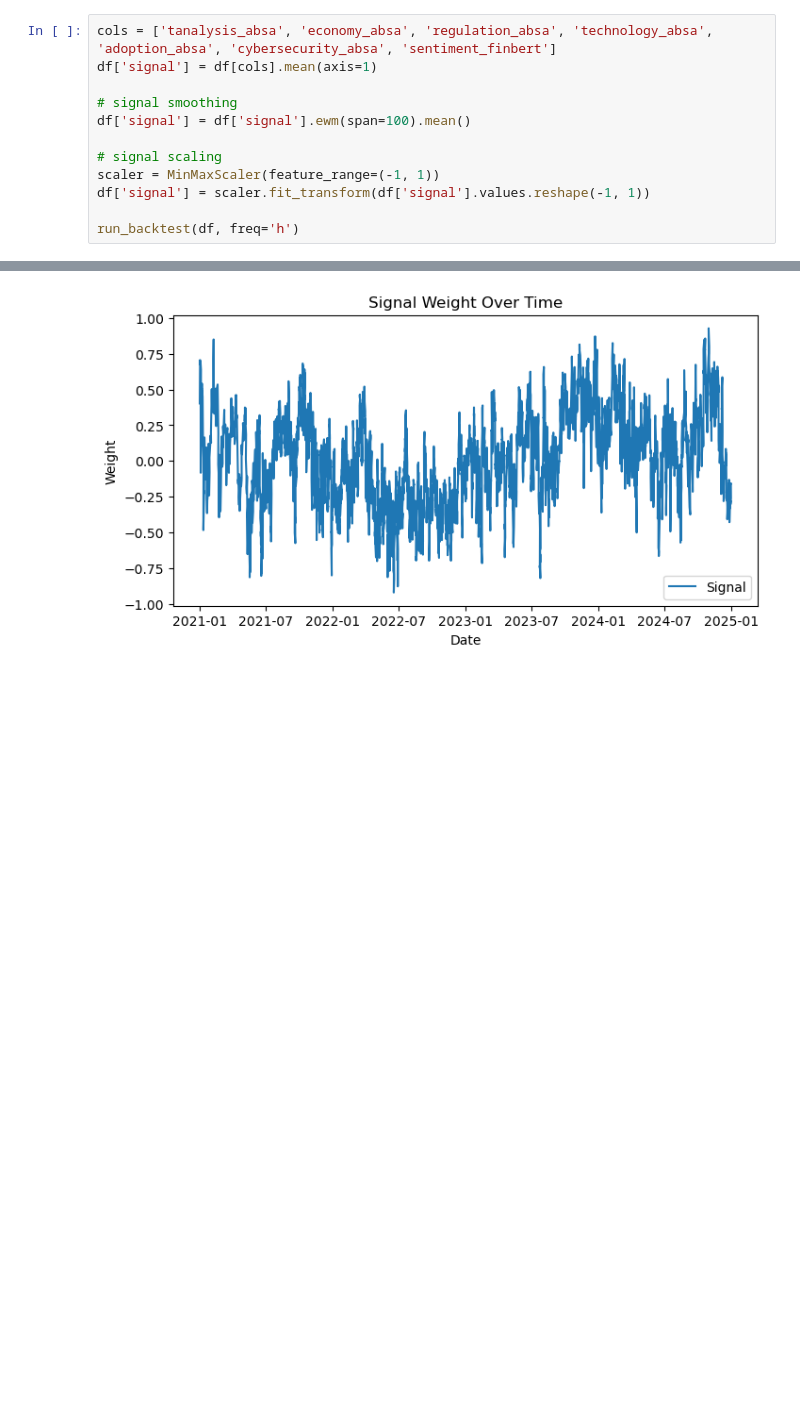
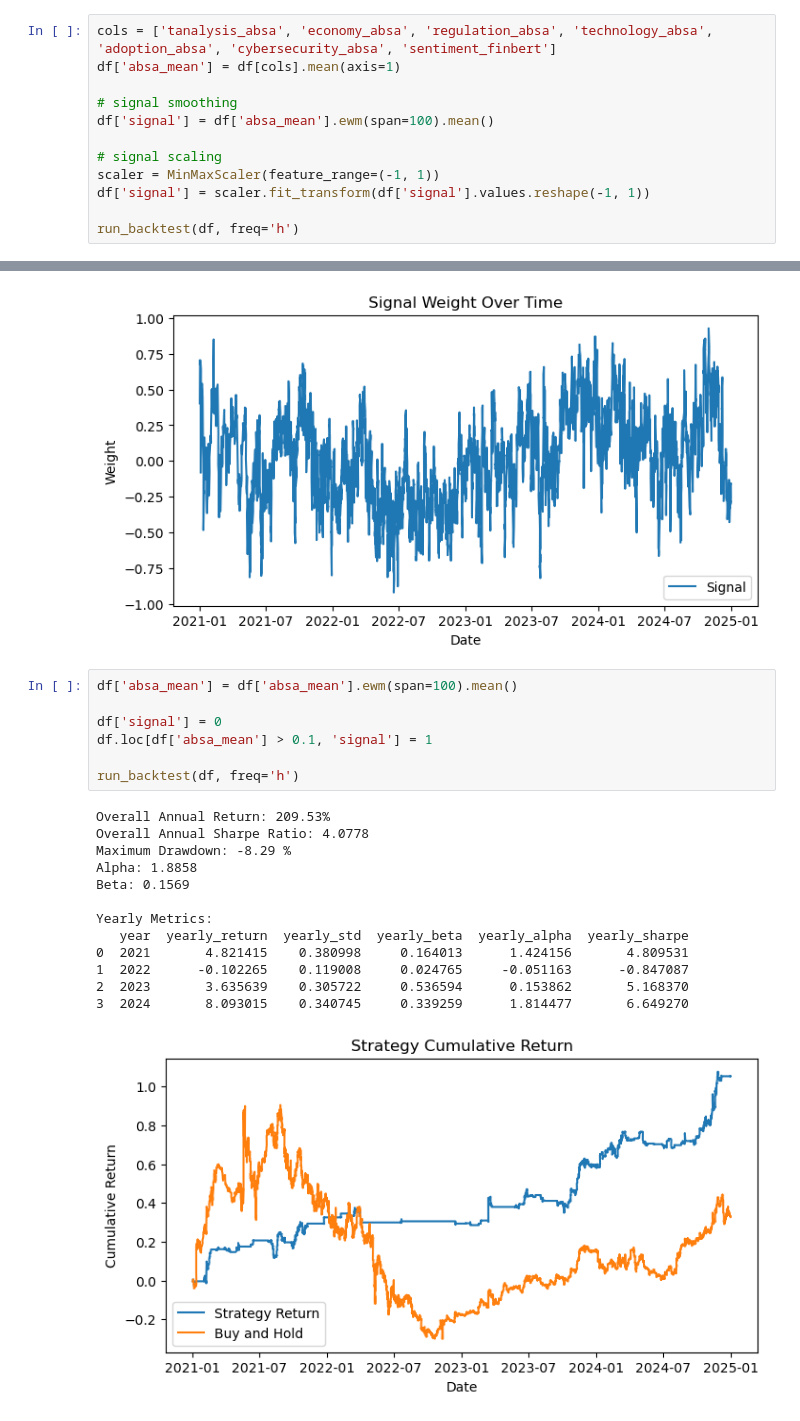
Before and after one commit to alvinku0/Bitcoin-Systematic-Strategies, a Jupyter notebook: crypto_news/strategies_backtesting/strategy_hourly_baseline.ipynb, the cells around one changed output, grey strips where cells are left out. Cells and saved outputs as stored; diff of their text form; blank space fills up the shorter version.

```diff
--- a/crypto_news/strategies_backtesting/strategy_hourly_baseline.ipynb
+++ b/crypto_news/strategies_backtesting/strategy_hourly_baseline.ipynb
@@ -118,10 +118,10 @@ df_grouped
 ### baseline strategies
 # %%
 cols = ['tanalysis_absa', 'economy_absa', 'regulation_absa', 'technology_absa', 'adoption_absa', 'cybersecurity_absa', 'sentiment_finbert']
-df['signal'] = df[cols].mean(axis=1)
+df['absa_mean'] = df[cols].mean(axis=1)
 
 # signal smoothing
-df['signal'] = df['signal'].ewm(span=100).mean()
+df['signal'] = df['absa_mean'].ewm(span=100).mean()
 
 # signal scaling
 scaler = MinMaxScaler(feature_range=(-1, 1))
@@ -143,3 +143,24 @@ Yearly Metrics:
 3  2024       3.107235    0.182711     0.120399      1.269380       7.823913
 [figure]
 [figure]
+# %%
+df['absa_mean'] = df['absa_mean'].ewm(span=100).mean()
+
+df['signal'] = 0
+df.loc[df['absa_mean'] > 0.1, 'signal'] = 1
+
+run_backtest(df, freq='h')
+# %% [output]
+Overall Annual Return: 209.53%
+Overall Annual Sharpe Ratio: 4.0778
+Maximum Drawdown: -8.29 %
+Alpha: 1.8858
+Beta: 0.1569
+
+Yearly Metrics:
+   year  yearly_return  yearly_std  yearly_beta  yearly_alpha  yearly_sharpe
+0  2021       4.821415    0.380998     0.164013      1.424156       4.809531
+1  2022      -0.102265    0.119008     0.024765     -0.051163      -0.847087
+2  2023       3.635639    0.305722     0.536594      0.153862       5.168370
+3  2024       8.093015    0.340745     0.339259      1.814477       6.649270
+[figure, added]
```
Also changed, not shown: parts of 2 cells of this notebook.
